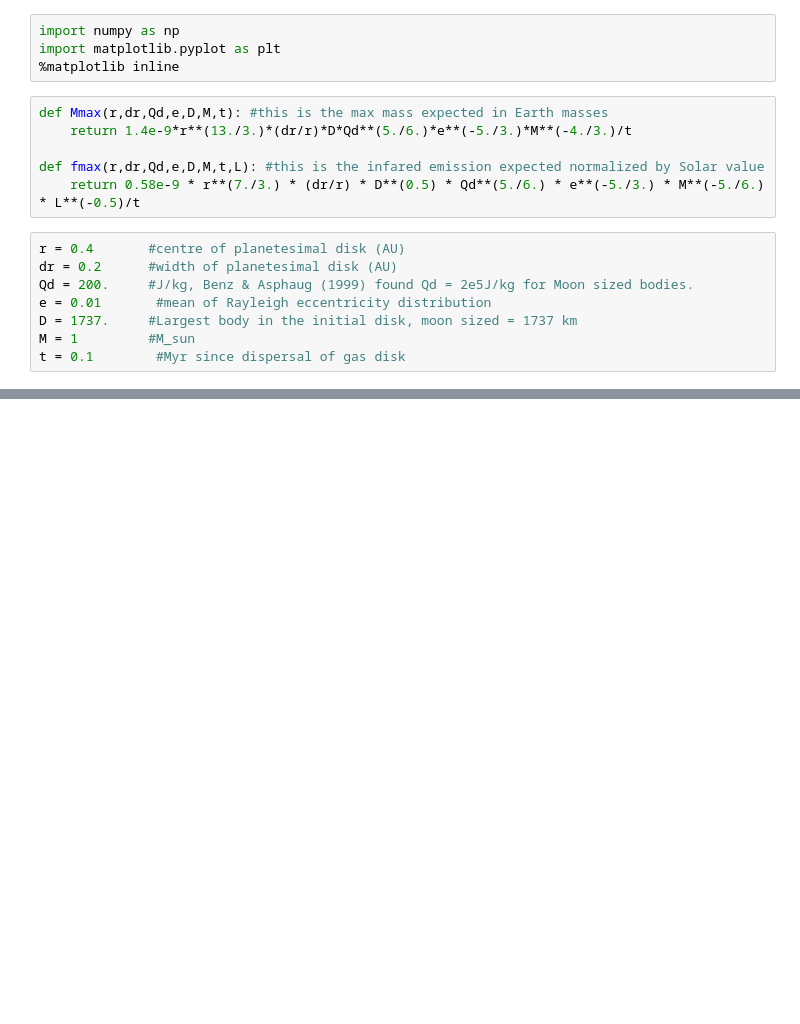
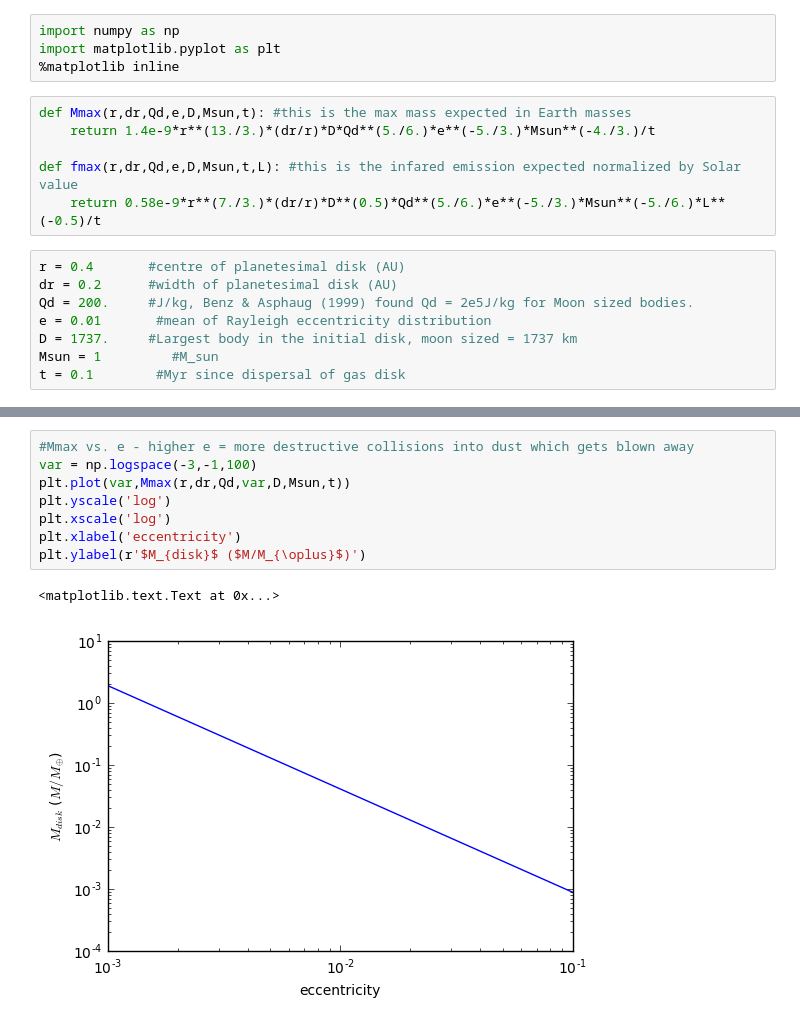
Before and after one commit to silburt/rebound, a Jupyter notebook: examples/planetesimal_Kepler51/DiskMass_Wyatt.ipynb, the cells around one changed output, grey strips where cells are left out. Cells and saved outputs as stored; diff of their text form; blank space fills up the shorter version.

```diff
--- a/examples/planetesimal_Kepler51/DiskMass_Wyatt.ipynb
+++ b/examples/planetesimal_Kepler51/DiskMass_Wyatt.ipynb
@@ -22,17 +24,17 @@ import numpy as np
 import matplotlib.pyplot as plt
 %matplotlib inline
 # %%
-def Mmax(r,dr,Qd,e,D,M,t): #this is the max mass expected in Earth masses
-    return 1.4e-9*r**(13./3.)*(dr/r)*D*Qd**(5./6.)*e**(-5./3.)*M**(-4./3.)/t
+def Mmax(r,dr,Qd,e,D,Msun,t): #this is the max mass expected in Earth masses
+    return 1.4e-9*r**(13./3.)*(dr/r)*D*Qd**(5./6.)*e**(-5./3.)*Msun**(-4./3.)/t
 
-def fmax(r,dr,Qd,e,D,M,t,L): #this is the infared emission expected normalized by Solar value
-    return 0.58e-9 * r**(7./3.) * (dr/r) * D**(0.5) * Qd**(5./6.) * e**(-5./3.) * M**(-5./6.) * L**(-0.5)/t
+def fmax(r,dr,Qd,e,D,Msun,t,L): #this is the infared emission expected normalized by Solar value
+    return 0.58e-9*r**(7./3.)*(dr/r)*D**(0.5)*Qd**(5./6.)*e**(-5./3.)*Msun**(-5./6.)*L**(-0.5)/t
 # %%
 r = 0.4       #centre of planetesimal disk (AU)
 dr = 0.2      #width of planetesimal disk (AU)
 Qd = 200.     #J/kg, Benz & Asphaug (1999) found Qd = 2e5J/kg for Moon sized bodies.
 e = 0.01       #mean of Rayleigh eccentricity distribution
 D = 1737.     #Largest body in the initial disk, moon sized = 1737 km
-M = 1         #M_sun
+Msun = 1         #M_sun
 t = 0.1        #Myr since dispersal of gas disk
 # %%
@@ -61,6 +63,17 @@ plt.ylabel(r'$M_{disk}$ ($M/M_{\oplus}$)')
 # %% [output]
 <matplotlib.text.Text at 0x...>
 [figure]
+# %%
+#Mmax vs. e - higher e = more destructive collisions into dust which gets blown away
+var = np.logspace(-3,-1,100)
+plt.plot(var,Mmax(r,dr,Qd,var,D,Msun,t))
+plt.yscale('log')
+plt.xscale('log')
+plt.xlabel('eccentricity')
+plt.ylabel(r'$M_{disk}$ ($M/M_{\oplus}$)')
+# %% [output]
+<matplotlib.text.Text at 0x...>
+[figure, added]
 # %%
 #Mmax vs. Qd
 var = np.logspace(1,4,100)
```
Also changed, not shown: parts of 8 cells of this notebook, 5 other files.
